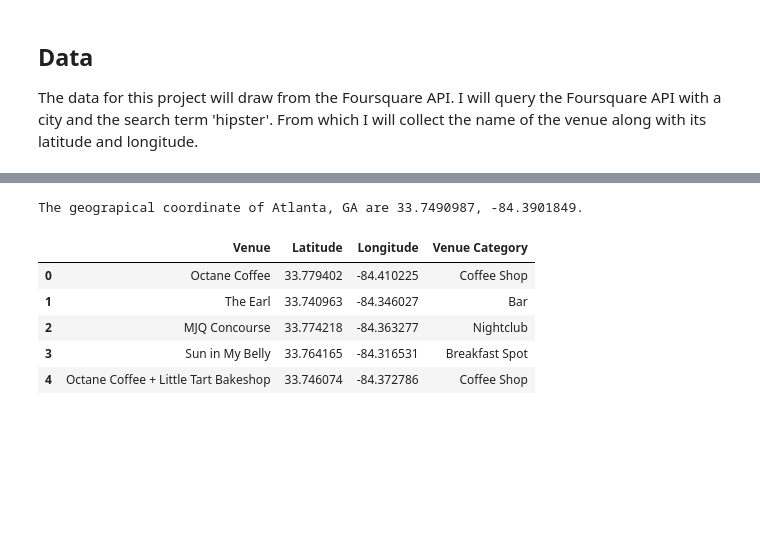
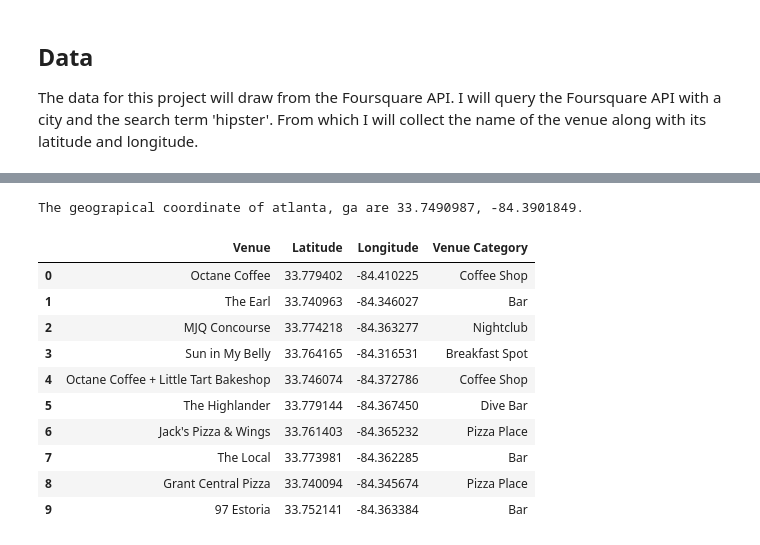
Before and after one commit to EAVWing/Coursera_Capstone, a Jupyter notebook: Hipster Finder.ipynb, the cells around one changed output, grey strips where cells are left out. Drawn from its saved outputs; the diff is of its cells as text; code cells hidden in the pictures; blank space fills up the shorter version.

```diff
--- a/Hipster Finder.ipynb
+++ b/Hipster Finder.ipynb
@@ -19,10 +19,8 @@ This project will show a method to identify such places.
 The data for this project will draw from the Foursquare API.  I will query the Foursquare API with a city and the search term 'hipster'.  From which I will collect the name of the venue along with its latitude and longitude.
 # %%
 import pandas as pd
-pd.set_option('display.max_columns', None)
-pd.set_option('display.max_rows', None)
 import numpy as np
-#!conda install -c conda-forge folium=0.5.0 --yes
+!conda install -c conda-forge folium=0.5.0 --yes
 import folium
 from geopy.geocoders import Nominatim
 import json
@@ -32,45 +48,50 @@ import matplotlib.colors as colors
 # %%
-address = 'Atlanta, GA'
+city = 'atlanta, ga'
 
 geolocator = Nominatim(user_agent="explorer")
-location = geolocator.geocode(address)
+location = geolocator.geocode(city)
 lat = location.latitude
 lon = location.longitude
-print('The geograpical coordinate of {} are {}, {}.'.format(address, lat, lon))
+print('The geograpical coordinate of {} are {}, {}.'.format(city, lat, lon))
 # %% [output]
-The geograpical coordinate of Atlanta, GA are 33.7490987, -84.3901849.
+The geograpical coordinate of atlanta, ga are 33.7490987, -84.3901849.
 # %%
 # The code was removed by Watson Studio for sharing.
 # %%
 LIMIT = 1000
 query = 'hipster'
 url = 'https://api.foursquare.com/v2/venues/explore?&client_id={}&client_secret={}&v={}&near={},&query={}&limit={}'.format(
             CLIENT_ID,
             CLIENT_SECRET,
             VERSION,
-            address,
+            city,
             query,
             LIMIT)
 
 # make the GET request
 results = requests.get(url).json()["response"]['groups'][0]['items']
 
 # make the list of venues
 venues_list = []
 venues_list.append([(
     v['venue']['name'],
     v['venue']['location']['lat'],
     v['venue']['location']['lng'],
     v['venue']['categories'][0]['name']) for v in results])
 
 nearby_venues = pd.DataFrame([item for venue_list in venues_list for item in venue_list])
 
 nearby_venues.columns = ['Venue', 'Latitude', 'Longitude', 'Venue Category']
-nearby_venues.head()
+nearby_venues.head(10)
 # %% [output]
 |  | Venue | Latitude | Longitude | Venue Category |
 | 0 | Octane Coffee | 33.779402 | -84.410225 | Coffee Shop |
 | 1 | The Earl | 33.740963 | -84.346027 | Bar |
 | 2 | MJQ Concourse | 33.774218 | -84.363277 | Nightclub |
 | 3 | Sun in My Belly | 33.764165 | -84.316531 | Breakfast Spot |
 | 4 | Octane Coffee + Little Tart Bakeshop | 33.746074 | -84.372786 | Coffee Shop |
+| 5 | The Highlander | 33.779144 | -84.367450 | Dive Bar |
+| 6 | Jack's Pizza & Wings | 33.761403 | -84.365232 | Pizza Place |
+| 7 | The Local | 33.773981 | -84.362285 | Bar |
+| 8 | Grant Central Pizza | 33.740094 | -84.345674 | Pizza Place |
+| 9 | 97 Estoria | 33.752141 | -84.363384 | Bar |
```
Also changed, not shown: parts of 4 cells of this notebook.
